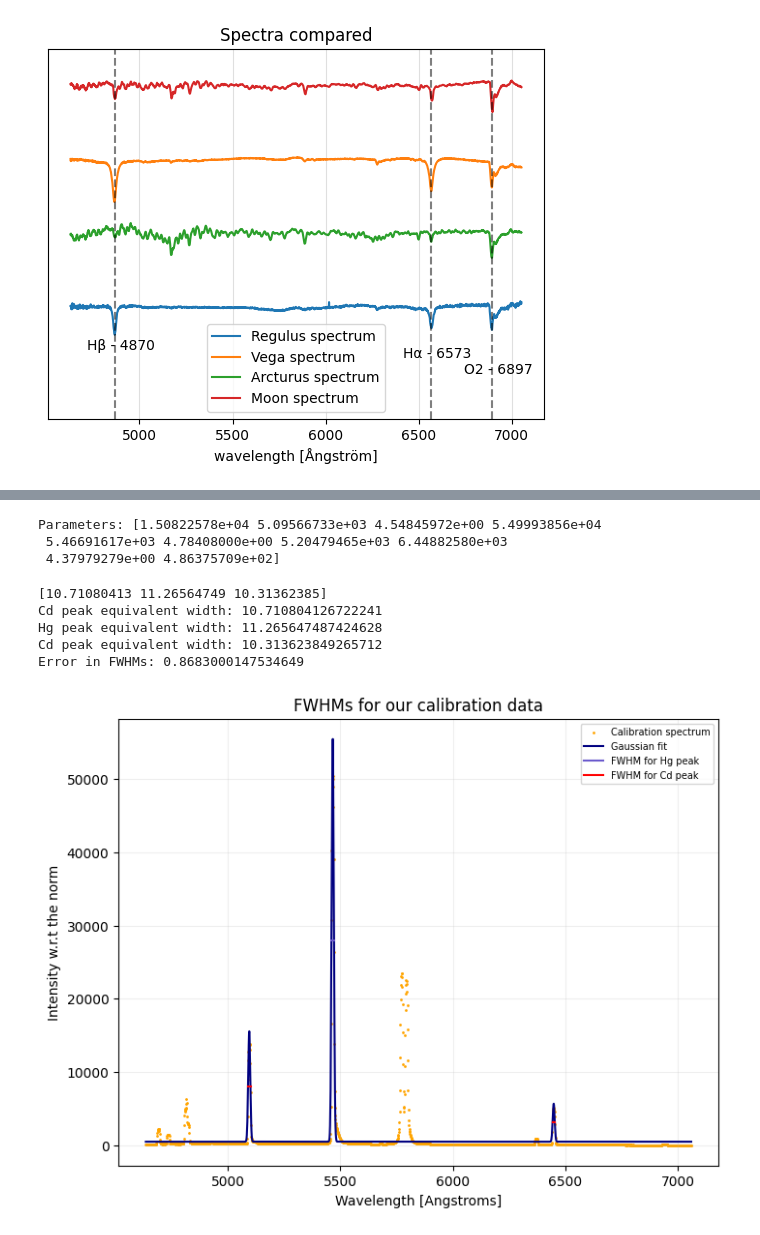
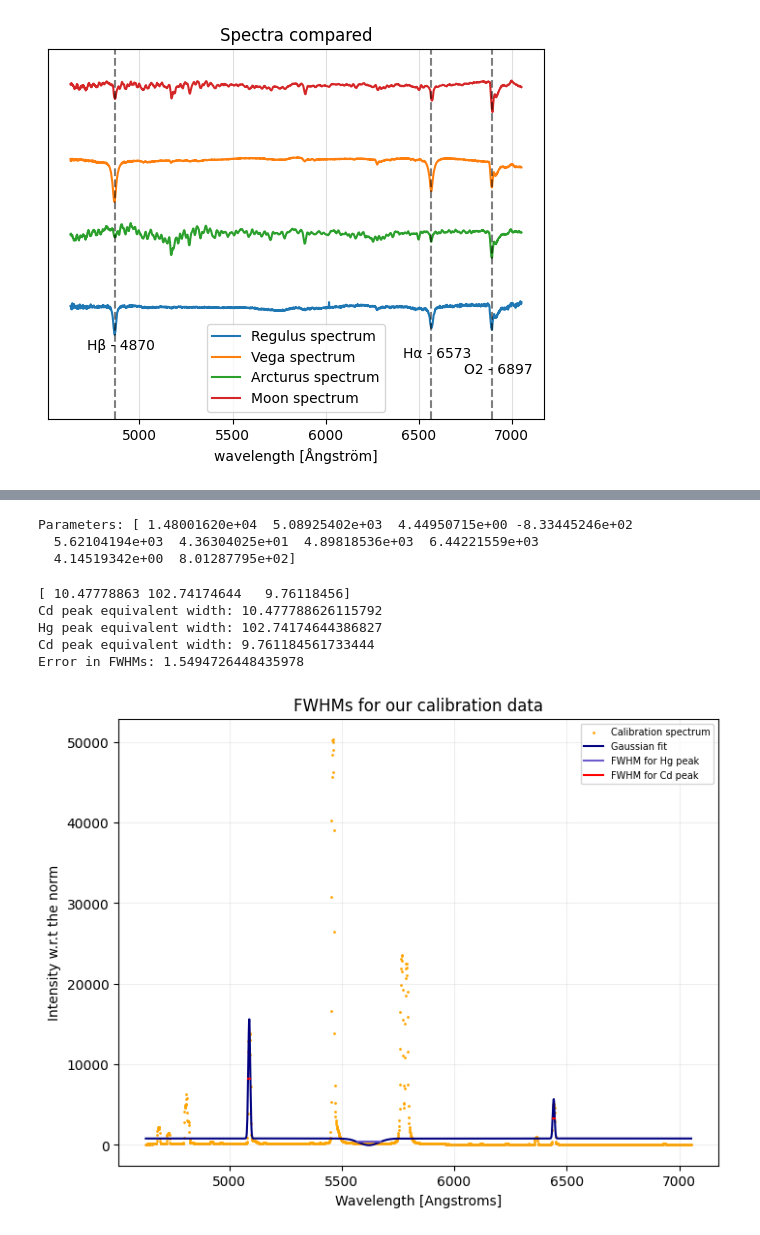
Before and after one commit to Timobrenn/G99-Spectroscopy, a Jupyter notebook: noteeeboiek.ipynb, the cells around one changed output, grey strips where cells are left out. Saved outputs shown, nothing was run; the diff lists cells and outputs as text; code cells hidden in the pictures.

```diff
--- a/noteeeboiek.ipynb
+++ b/noteeeboiek.ipynb
@@ -841,22 +841,28 @@ peaks = run_peakfinding()
 [figure]
 [figure]
 # %%
-def peaks_to_wavelength(Array_with_y):
+def pixels_to_wavelength(Array, xy=True, offset=True):
     '''
     :purpose: Function that converts an array of pixels to an array of wavelengths
-    :param Array_with_y: Array of x,y coördinate peaks
+    :param Array: Array of either, just x or an array with x and y coördinate peaks
     :return 1: Array of pixels flipped
     :return 2: Array of wavelengths
     '''
-    peaks_pixel = []
-    for x,_ in Array_with_y:
-        peaks_pixel.append(int(x))
-    return np.sort(peaks_pixel)[::-1], np.sort(np.polyval(y,peaks_pixel))
+    if xy == True:
+        peaks_pixel = []
+        for x,_ in Array:
+            peaks_pixel.append(int(x))
+        return np.sort(peaks_pixel)[::-1], np.sort(np.polyval(y,peaks_pixel))
+    else:
+        if offset == True:
+            return np.polyval(y,Array)
+        else:
+            return Array*y[1]
 
-Arcturus_peaks_pixel, Arcturus_peaks = peaks_to_wavelength(peaks['Arcturus'])
-Vega_peaks_pixel, Vega_peaks = peaks_to_wavelength(peaks['Vega'])
-Regulus_peaks_pixel, Regulus_peaks = peaks_to_wavelength(peaks['Regulus'])
-Moon_peaks_pixel, Moon_peaks = peaks_to_wavelength(peaks['Moon'])
+Arcturus_peaks_pixel, Arcturus_peaks = pixels_to_wavelength(peaks['Arcturus'])
+Vega_peaks_pixel, Vega_peaks = pixels_to_wavelength(peaks['Vega'])
+Regulus_peaks_pixel, Regulus_peaks = pixels_to_wavelength(peaks['Regulus'])
+Moon_peaks_pixel, Moon_peaks = pixels_to_wavelength(peaks['Moon'])
 
 print(f"Arcturus: ", Arcturus_peaks, Arcturus_peaks_pixel)
 print(f"Vega: ", Vega_peaks, Vega_peaks_pixel)
@@ -989,9 +995,9 @@ print(wavelength_calibrated)
 fig = figure()
 frame = fig.add_subplot(1,1,1)
 frame.plot(wavelength_calibrated, Flatline_Arcturus, label = 'Arcturus spectrum')
-frame.plot(Arcturus_peaks,Flatline_Arcturus[Arcturus_peaks_pixel], marker = 'o', alpha = 0.5, linewidth = 0, label = 'Location of the peaks')
+frame.plot(Arcturus_peaks_cropped,Flatline_Arcturus[Arcturus_peaks_pixel_cropped], marker = 'o', alpha = 0.5, linewidth = 0, label = 'Location of the peaks')
 for i, txt in enumerate(n_Arcturus):
-    frame.annotate(txt, (Arcturus_peaks[i], Flatline_Arcturus[Arcturus_peaks_pixel][i]), (Arcturus_peaks[i]-150, Flatline_Arcturus[Arcturus_peaks_pixel][i]-0.05))
+    frame.annotate(txt, (Arcturus_peaks_cropped[i], Flatline_Arcturus[Arcturus_peaks_pixel_cropped][i]), (Arcturus_peaks_cropped[i]-150, Flatline_Arcturus[Arcturus_peaks_pixel_cropped][i]-0.05))
 frame.set_title(f"Arcturus spectrum")
 frame.set_ylabel('Normalized intensity []')
 frame.set_xlabel('wavelength [Ångström]')
@@ -1113,16 +1420,15 @@ def f_superior(x, *params):
     return y
 
 x_range = np.arange(0, np.size(cropped_calibration[location_of_maximum_calibration]))
-x_range_a = x_range*-1.217+7060
 
 D1 = np.array([12000,5100,5])
-D2 = np.array([50000,5500,5]) #Na I
-D3 = np.array([8000,6450,5]) #?
+D2 = np.array([50000,5500,5])
+D3 = np.array([8000,6450,5])
 
 initial_gaussians = [D1, D2, D3]
 initial_guess = [item for sublist in initial_gaussians for item in sublist] + [0]
 
-beta, pcov = curve_fit(f_superior, x_range_a, cropped_calibration[location_of_maximum_calibration], p0=initial_guess)
+beta, pcov = curve_fit(f_superior, wavelength_calibrated, cropped_calibration[location_of_maximum_calibration], p0=initial_guess)
 print("Parameters:", beta) #it's not printing the figure if i remove this line, no idea why
 
 # extracting the fitted parameters
@@ -1130,9 +1436,9 @@ num_gaussians = len(initial_gaussians)
 gaussian_params = beta[:num_gaussians * 3].reshape((num_gaussians, 3))
 z = beta[-1]
 # %% [output]
-Parameters: [1.50822578e+04 5.09566733e+03 4.54845972e+00 5.49993856e+04
- 5.46691617e+03 4.78408000e+00 5.20479465e+03 6.44882580e+03
- 4.37979279e+00 4.86375709e+02]
+Parameters: [ 1.48001620e+04  5.08925402e+03  4.44950715e+00 -8.33445246e+02
+  5.62104194e+03  4.36304025e+01  4.89818536e+03  6.44221559e+03
+  4.14519342e+00  8.01287795e+02]
 # %%
 FWHM = np.array([2*np.abs(Peak[2])*np.sqrt(2*np.log(2)) for Peak in gaussian_params])
 print(FWHM)
@@ -1154,39 +1460,39 @@ print(f"Error in FWHMs: {fwhm_err}")
 
 fig=figure(figsize=(8,6))
 frame=fig.add_subplot(1,1,1)
-frame.scatter(x_range_a,cropped_calibration[location_of_maximum_calibration], color="orange", label="Calibration spectrum",s=1)
-frame.plot(x_range_a,f_superior(x_range_a, *beta),color="navy", label="Gaussian fit")
+frame.scatter(wavelength_calibrated,cropped_calibration[location_of_maximum_calibration], color="orange", label="Calibration spectrum",s=1)
+frame.plot(wavelength_calibrated,f_superior(wavelength_calibrated, *beta),color="navy", label="Gaussian fit")
 
 p=0
 
 PeakPositions = []
 for Peak in gaussian_params:
     a,m,s=Peak
     PeakPositions.append(m)
     f=FWHM[p]
     fwhm_x=np.array((m-f/2,m+f/2))
     fwhm_y=np.array((a/2+z,a/2+z))
 
     # getting the exponential fit data to know the y-coordinates of FWHM plot
     if (p==0):
         frame.plot(fwhm_x,fwhm_y,color=PeakColors[p])
         p+=1
         continue
 
     frame.plot(fwhm_x,fwhm_y,color=PeakColors[p], label=f"FWHM for {PeakDescriptions[p]} peak")
     p+=1
 
 frame.set_title("FWHMs for our calibration data")
 frame.grid(alpha=0.2)
 frame.set_ylabel("Intensity w.r.t the norm")
 frame.set_xlabel("Wavelength [Angstroms]")
 frame.legend(fontsize=7)
 show()
 close(fig)
 # %% [output]
-[10.71080413 11.26564749 10.31362385]
-Cd peak equivalent width: 10.710804126722241
-Hg peak equivalent width: 11.265647487424628
-Cd peak equivalent width: 10.313623849265712
-Error in FWHMs: 0.8683000147534649
+[ 10.47778863 102.74174644   9.76118456]
+Cd peak equivalent width: 10.477788626115792
+Hg peak equivalent width: 102.74174644386827
+Cd peak equivalent width: 9.761184561733444
+Error in FWHMs: 1.5494726448435978
-[figure, old version]
+[figure, new version]
```
Also changed, not shown: parts of 8 cells of this notebook.
